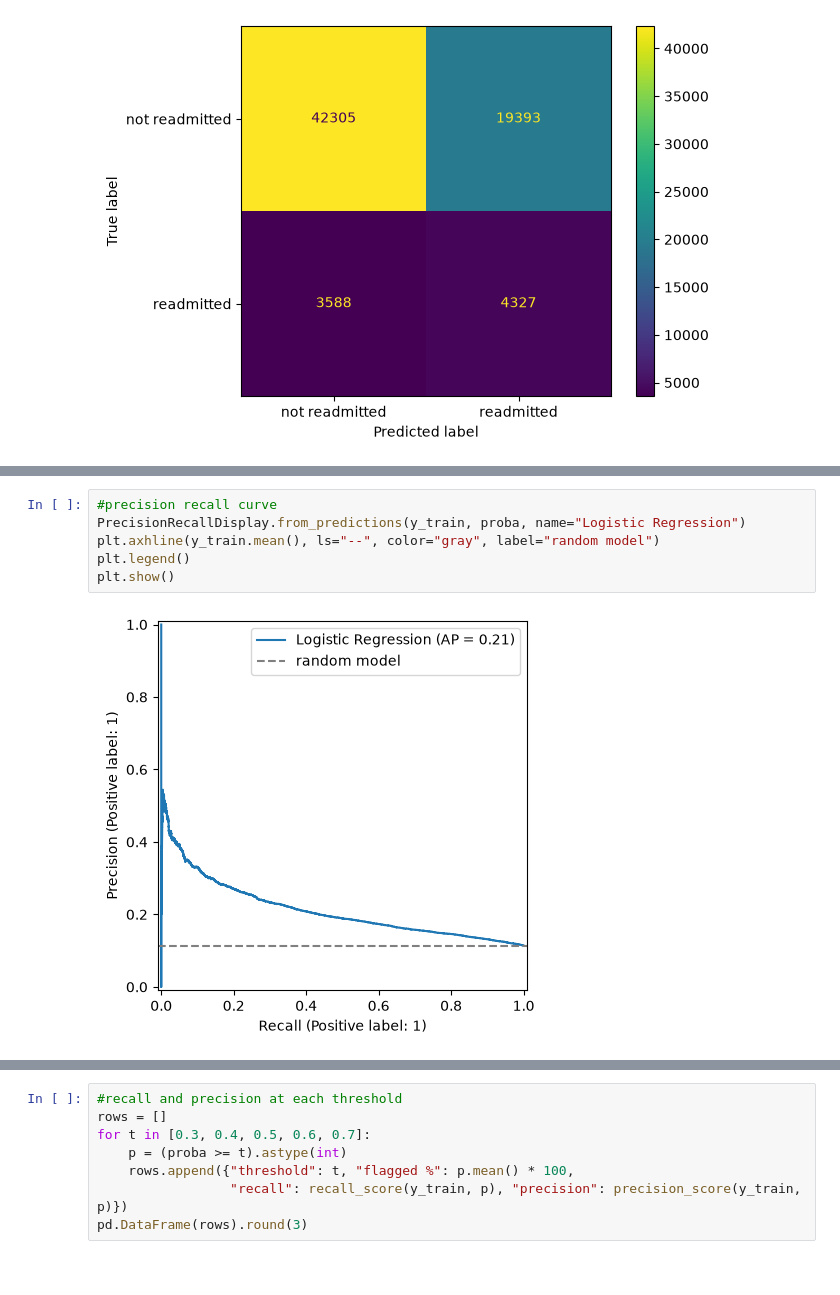
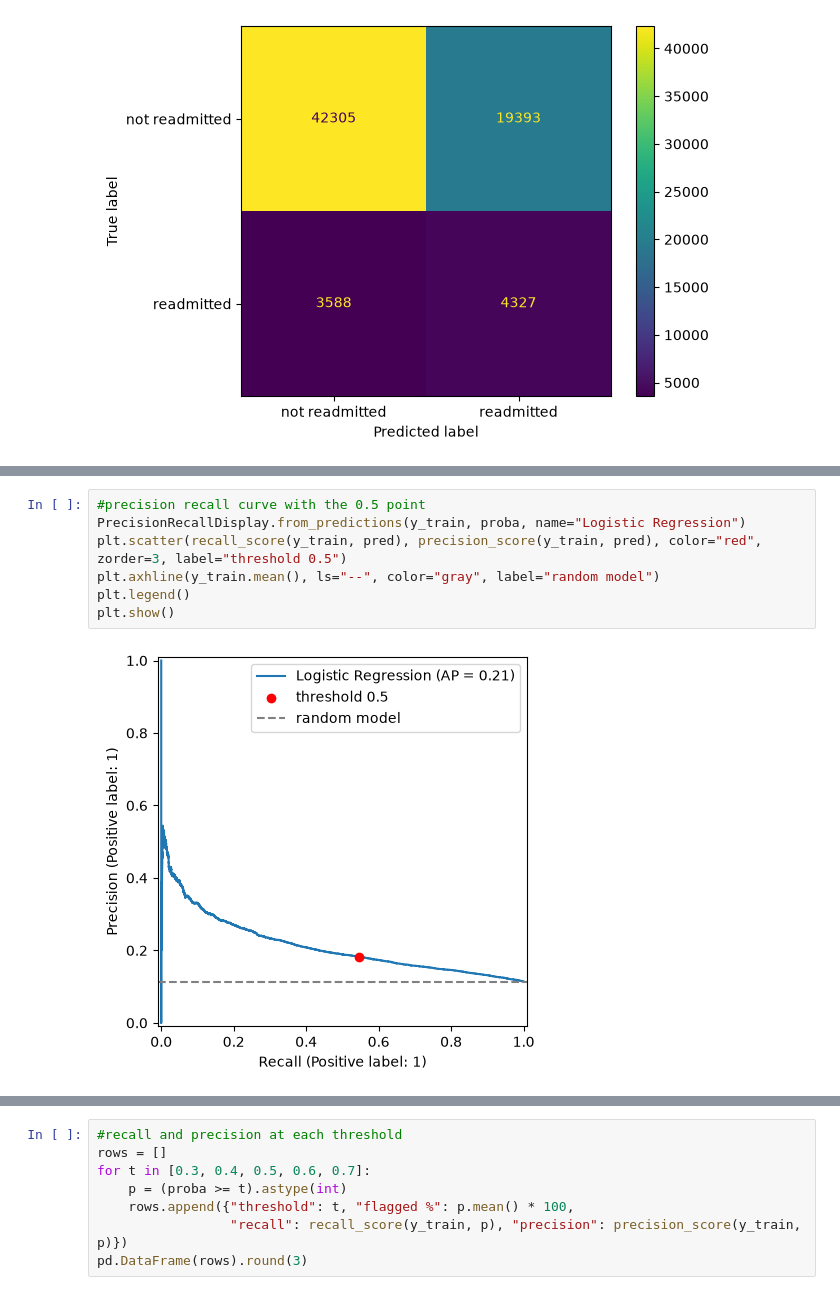
Before and after one commit to rahulsaikarlapudi/diabetes-readmission-prediction, a Jupyter notebook: notebooks/04_baseline_model.ipynb, the cells around one changed output, grey strips where cells are left out. Drawn from its saved outputs; the diff is of its cells as text.

```diff
--- a/notebooks/04_baseline_model.ipynb
+++ b/notebooks/04_baseline_model.ipynb
@@ -143,8 +116,9 @@ not readmitted       0.92      0.69      0.79     61698
 # %%
-#precision recall curve
+#precision recall curve with the 0.5 point
 PrecisionRecallDisplay.from_predictions(y_train, proba, name="Logistic Regression")
+plt.scatter(recall_score(y_train, pred), precision_score(y_train, pred), color="red", zorder=3, label="threshold 0.5")
 plt.axhline(y_train.mean(), ls="--", color="gray", label="random model")
 plt.legend()
 plt.show()
 # %% [output]
-[figure, old version]
+[figure, new version]
```
Also changed, not shown: parts of 13 cells of this notebook, 11 other files.
